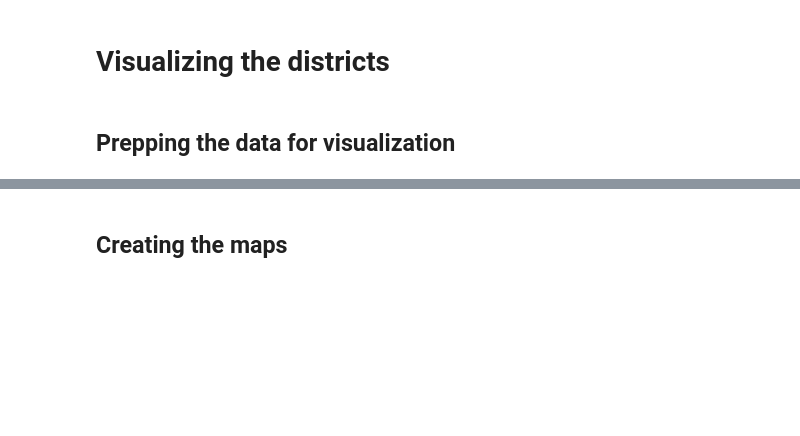
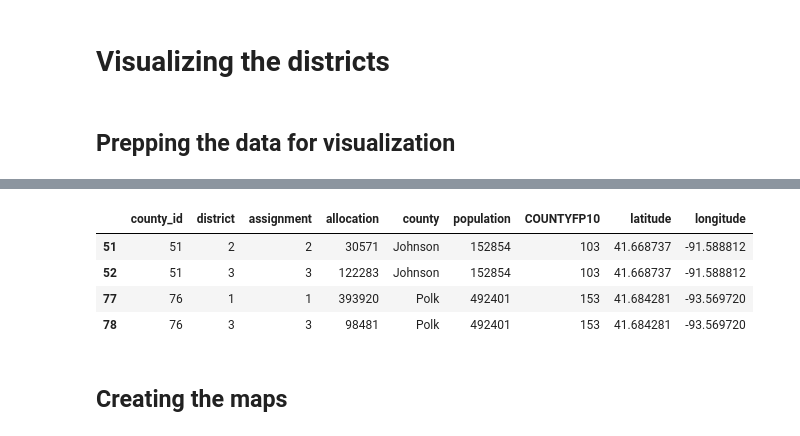
Before and after one commit to stefaniegwangphd/ia-redistricting, a Jupyter notebook: Iowa_redistricting.ipynb, the cells around one changed output, grey strips where cells are left out. Drawn from its saved outputs; the diff is of its cells as text; code cells hidden in the pictures; blank space fills up the shorter version.

```diff
--- a/Iowa_redistricting.ipynb
+++ b/Iowa_redistricting.ipynb
@@ -290,5 +290,11 @@ results
 # %%
-# results.loc[(results['allocation'])!=(results['population'])]
+results.loc[(results['allocation'])!=(results['population'])]
+# %% [output]
+|  | county_id | district | assignment | allocation | county | population | COUNTYFP10 | latitude | longitude |
+| 51 | 51 | 2 | 2 | 30571 | Johnson | 152854 | 103 | 41.668737 | -91.588812 |
+| 52 | 51 | 3 | 3 | 122283 | Johnson | 152854 | 103 | 41.668737 | -91.588812 |
+| 77 | 76 | 1 | 1 | 393920 | Polk | 492401 | 153 | 41.684281 | -93.569720 |
+| 78 | 76 | 3 | 3 | 98481 | Polk | 492401 | 153 | 41.684281 | -93.569720 |
 # %%
 # results_test=results.copy()
 # %%
```
Also changed, not shown: parts of 11 cells of this notebook.
